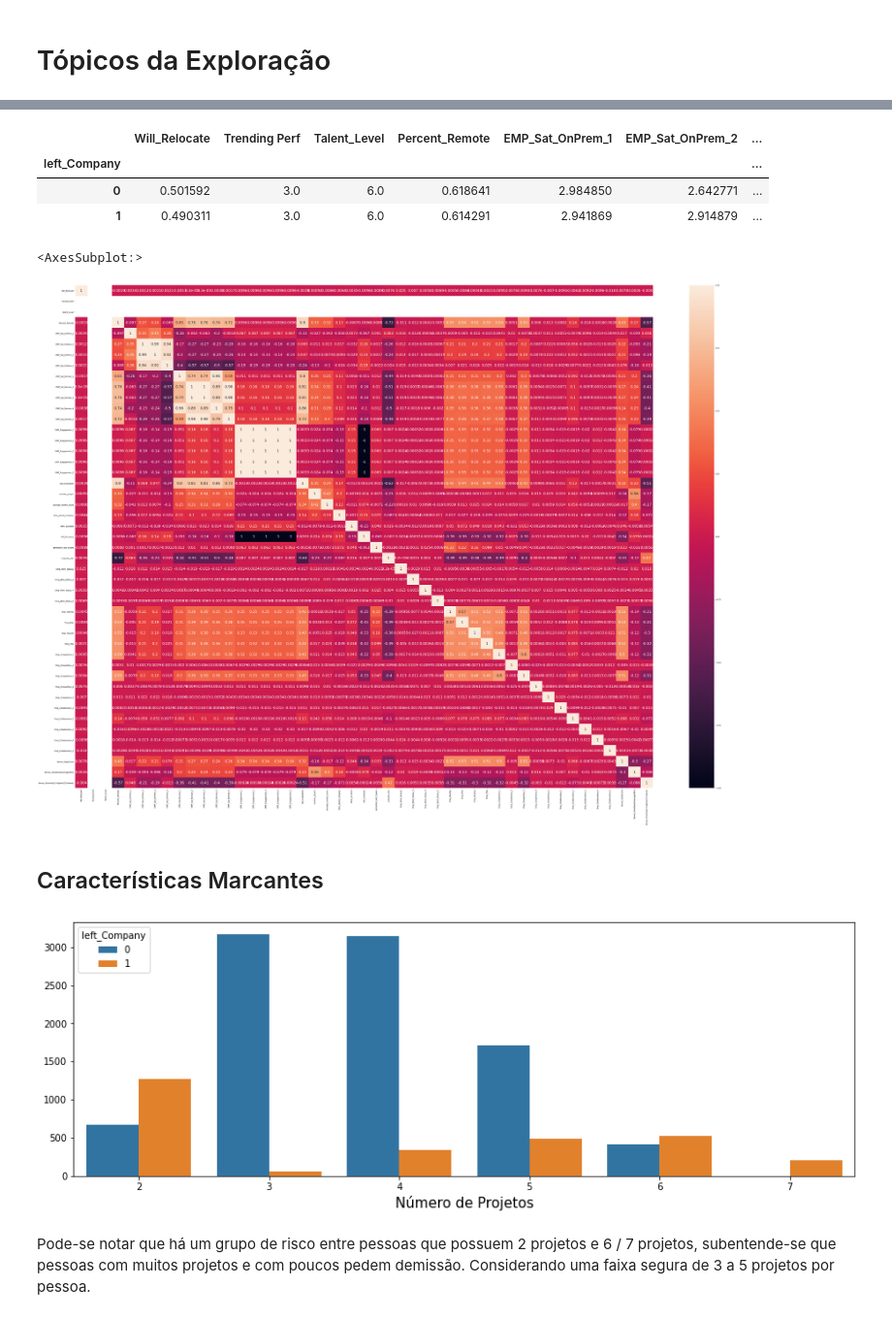
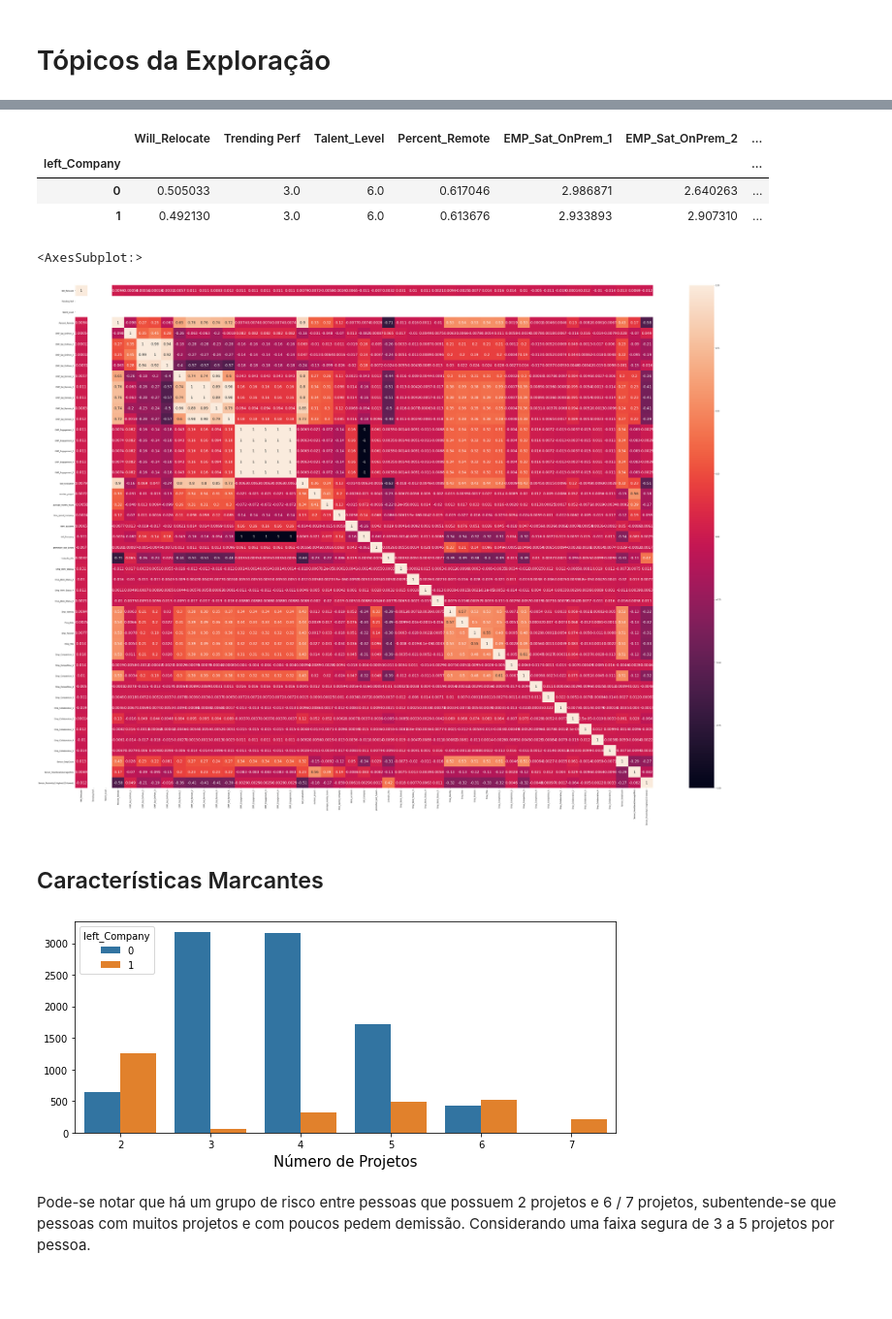
Before and after one commit to grazimelo/HRtech_analysis, a Jupyter notebook: src/2_eda_feature_engineering.ipynb, the cells around one changed output, grey strips where cells are left out. Shown at 97% size. Cells and saved outputs as stored; diff of their text form; code cells hidden in the pictures; blank space fills up the shorter version.

```diff
--- a/src/2_eda_feature_engineering.ipynb
+++ b/src/2_eda_feature_engineering.ipynb
@@ -14,9 +15,14 @@ pd.set_option('display.width', 1000)
 # %%
-# Dados
+# Constantes
+DATA_RAW_PATH = os.path.join('..','data','raw')
 DATA_INTER_PATH = os.path.join('..','data','inter')
 DATA_INTER_TRAIN_NAME = 'train_inter.csv'
 IMG_PATH = os.path.abspath(os.path.join('..','img'))
+META_DATA_PATH = os.path.join(DATA_RAW_PATH,'dicionario_tipos.pkl')
 # %%
-df_train = pd.read_csv(os.path.join(DATA_INTER_PATH, DATA_INTER_TRAIN_NAME))
+# Dados
+with open(META_DATA_PATH,'rb') as f:
+    dicionario_tipo = cloudpickle.load(f)
+df_train = pd.read_csv(os.path.join(DATA_INTER_PATH, DATA_INTER_TRAIN_NAME), dtype=dicionario_tipo)
 # %% [markdown]
 # Tópicos da Exploração
@@ -37,9 +38,9 @@ df_train.head()
 # %%
-#Checando a média de baseada na demissão
+#Checando a média de baseada no target(left_Company) Demissão.
 abandono=df_train.groupby('left_Company')
 abandono.mean()
 # %% [output]
 |  | Will_Relocate | Trending Perf | Talent_Level | Percent_Remote | EMP_Sat_OnPrem_1 | EMP_Sat_OnPrem_2 | ... |
 | left_Company |  |  |  |  |  |  | ... |
-| 0 | 0.501592 | 3.0 | 6.0 | 0.618641 | 2.984850 | 2.642771 | ... |
-| 1 | 0.490311 | 3.0 | 6.0 | 0.614291 | 2.941869 | 2.914879 | ... |
+| 0 | 0.505033 | 3.0 | 6.0 | 0.617046 | 2.986871 | 2.640263 | ... |
+| 1 | 0.492130 | 3.0 | 6.0 | 0.613676 | 2.933893 | 2.907310 | ... |
@@ -62,20 +60,20 @@ sns.heatmap(corr,
             )
 # %% [output]
 <AxesSubplot:>
-[figure, old version]
+[figure, new version]
 # %% [markdown]
 ## Características Marcantes
 # %%
 #Verificando a relação entre no número de projetos e saida da empresa.
 
-plt.figure(figsize=(15,5))
+plt.figure(figsize=(10,4))
 fig = sns.countplot(x='number_project',data=df_train,hue='left_Company')
 plt.xlabel('Número de Projetos',size=15)
 plt.ylabel('')
 plt.savefig(os.path.join(IMG_PATH,'relação_saida&quantidade_de_projetos.png'), format='png')
 plt.show()
 # %% [output]
-[figure, old version]
+[figure, new version]
 # %% [markdown]
 Pode-se notar que há um grupo de risco entre pessoas que possuem 2 projetos e  6 / 7 projetos, subentende-se que pessoas com muitos projetos e com poucos pedem demissão. Considerando uma faixa segura de 3 a 5 projetos por pessoa.
 # %%
```
Also changed, not shown: parts of 23 cells of this notebook, 16 other files.
